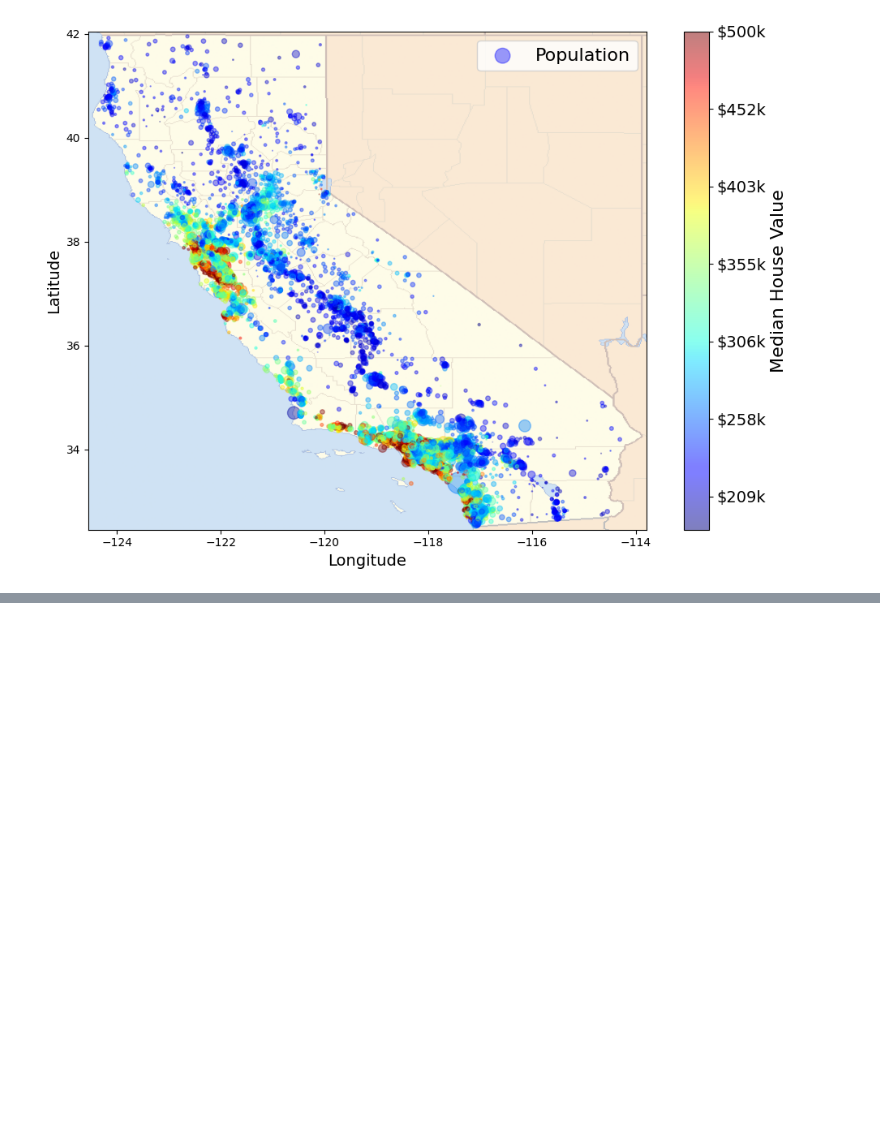
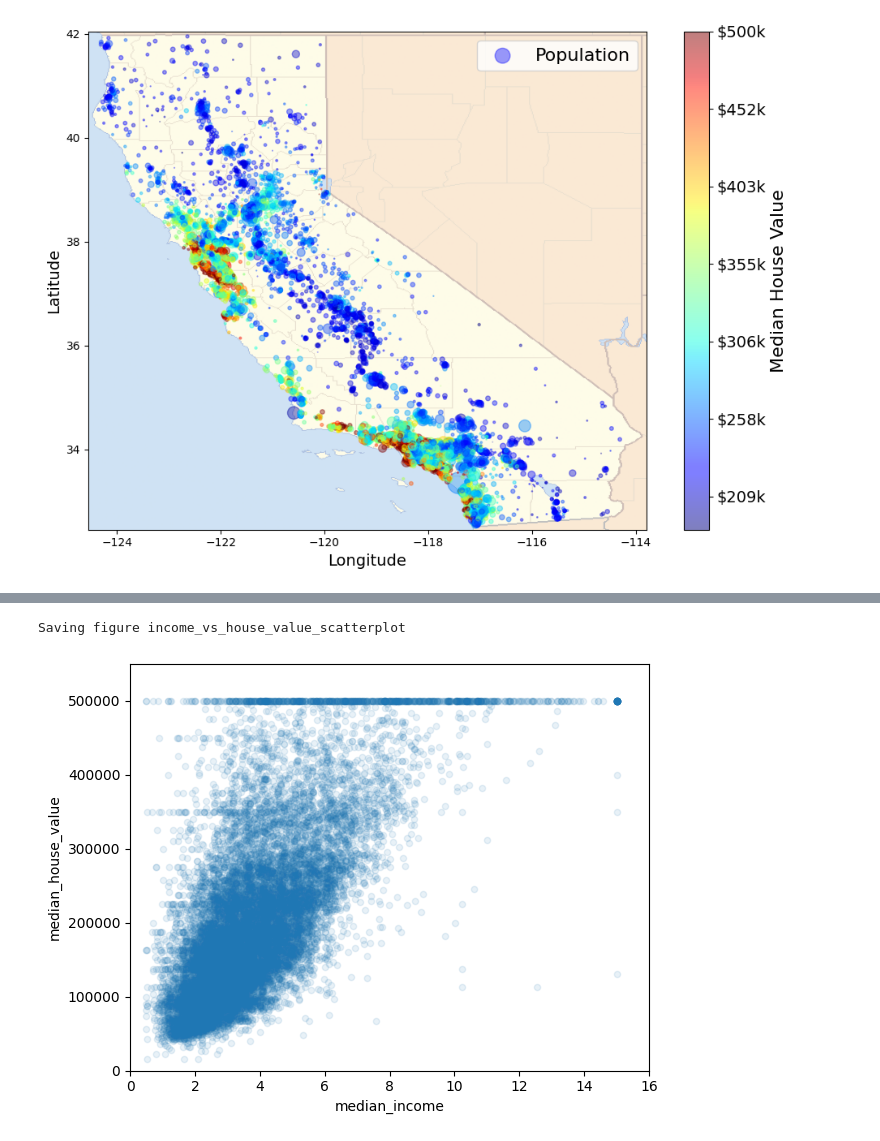
Before and after one commit to regional-specter/Learning-ML, a Jupyter notebook: ML Books Practice/Hands-On ML/HousingPrices.ipynb, the cells around one changed output, grey strips where cells are left out. Drawn from its saved outputs; the diff is of its cells as text; code cells hidden in the pictures; blank space fills up the shorter version.

```diff
--- a/ML Books Practice/Hands-On ML/HousingPrices.ipynb
+++ b/ML Books Practice/Hands-On ML/HousingPrices.ipynb
@@ -300,0 +325,13 @@ Saving figure california_housing_prices_plot
+# %%
+housing.plot(kind="scatter", x="median_income", y="median_house_value",
+             alpha=0.1)
+plt.axis([0, 16, 0, 550000])
+save_fig("income_vs_house_value_scatterplot")
+
+# The scatter plot shows a strong positive correlation — house values clearly rise with median income.
+# A visible price cap appears near $500,000, forming a horizontal boundary in the data.
+# Additional faint horizontal lines (around $450k, $350k, and $280k) suggest artificial value limits or rounding patterns.
+# It may be useful to remove these capped districts to avoid biasing the learning algorithm with such irregularities.
+# %% [output]
+Saving figure income_vs_house_value_scatterplot
+[figure, added]
```
Also changed, not shown: parts of 6 cells of this notebook, 2 other files.
